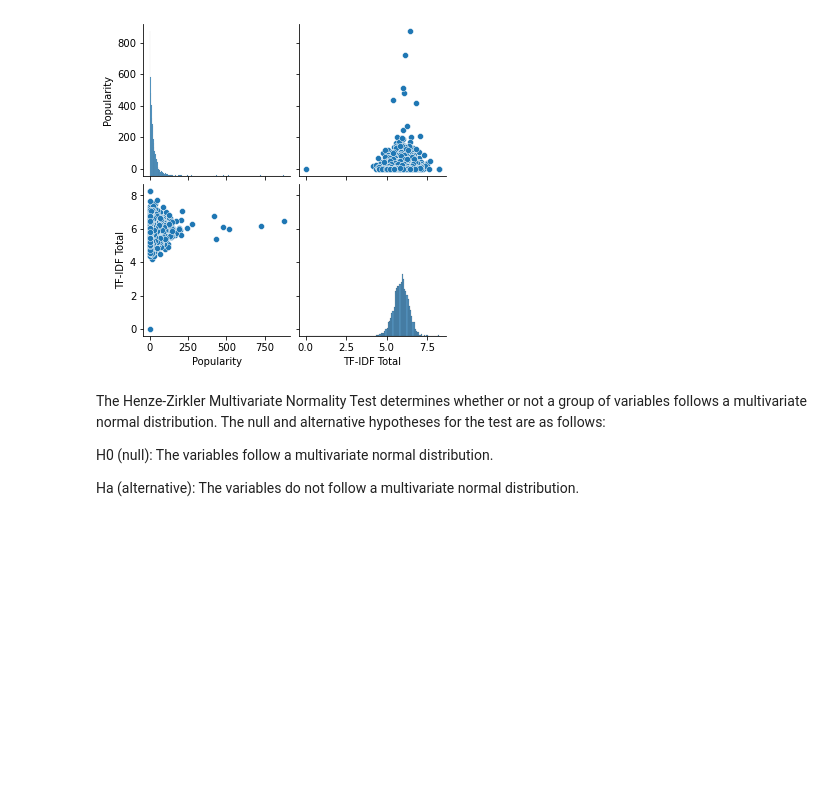
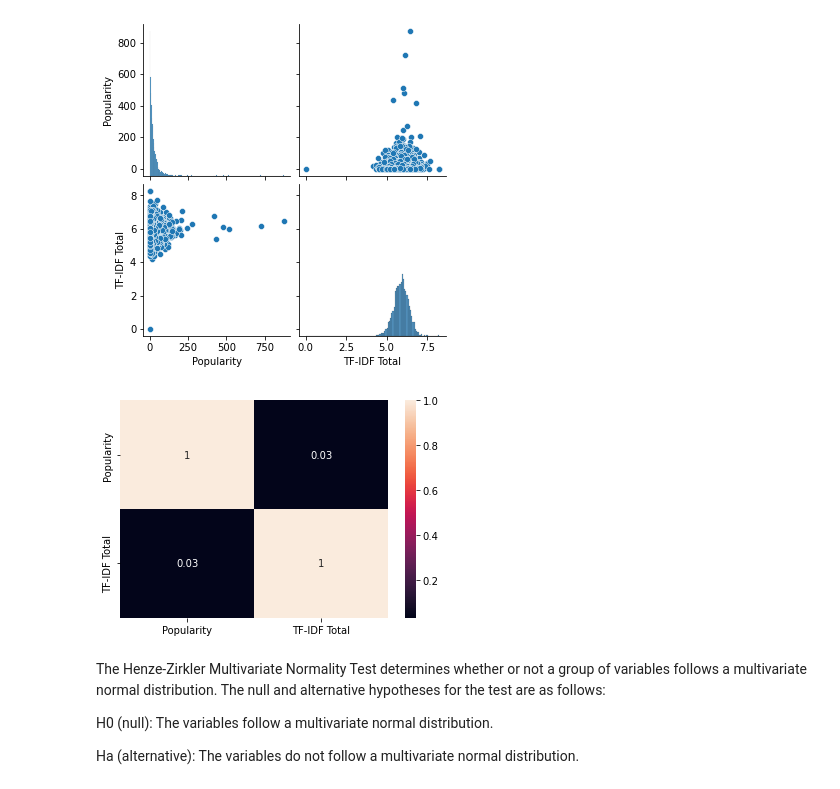
Before and after one commit to charles-reinertson/movie_analysis, a Jupyter notebook: CHARLES_Study_Question.ipynb, the cells around one changed output. Cells and saved outputs as stored; diff of their text form; code cells hidden in the pictures; blank space fills up the shorter version.

```diff
--- a/CHARLES_Study_Question.ipynb
+++ b/CHARLES_Study_Question.ipynb
@@ -343,6 +343,13 @@ sns.pairplot(dfs)  # pairwise plots - may take a long time to run
 plt.show()
 # %% [output]
 [figure]
+# %%
+# pearson correlation matrix
+correlation_mat = df[list(df._get_numeric_data().columns)].corr()
+sns.heatmap(correlation_mat, annot = True)
+plt.show()
+# %% [output]
+[figure, added]
 # %% [markdown]
 The Henze-Zirkler Multivariate Normality Test determines whether or not a group of variables follows a multivariate normal distribution. The null and alternative hypotheses for the test are as follows:
 
```
Also changed, not shown: 1 other file.
